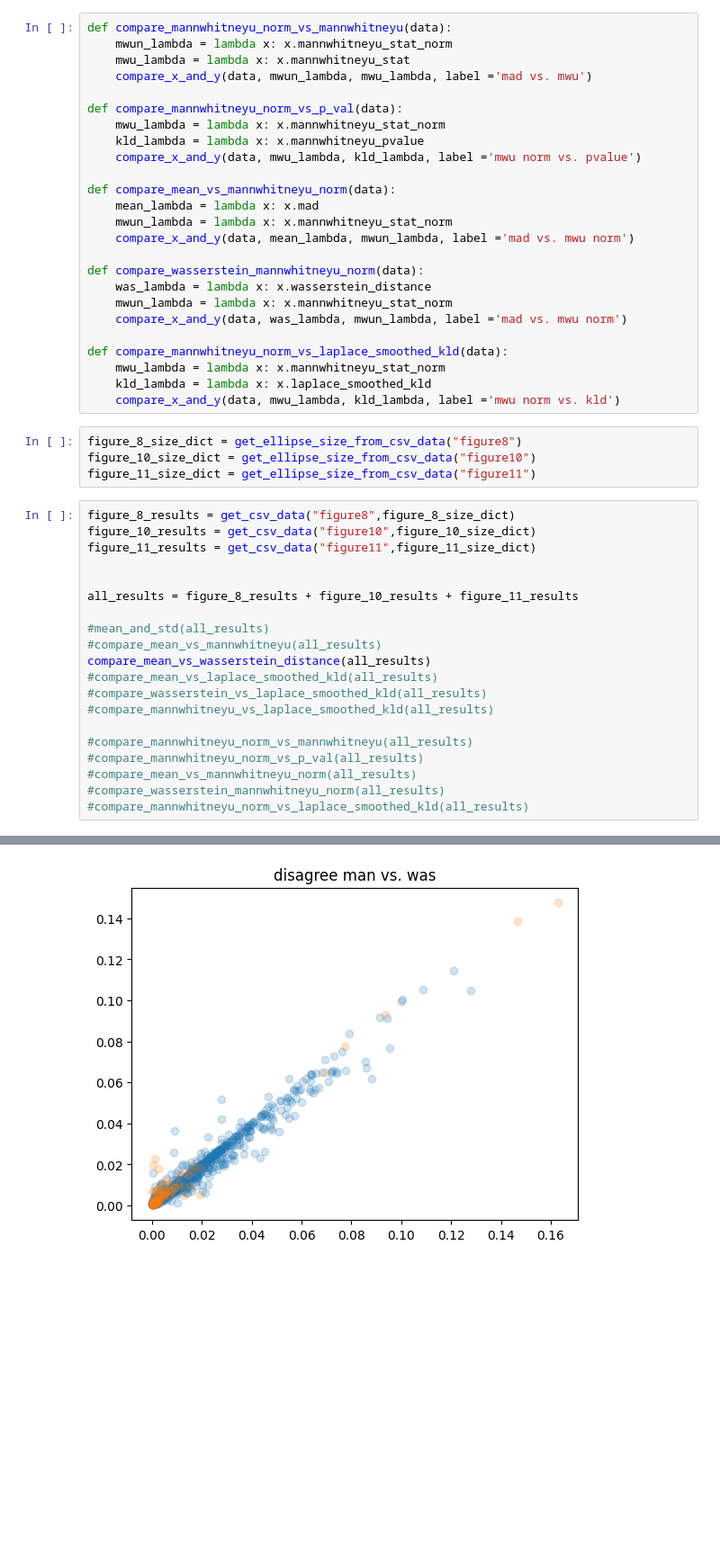
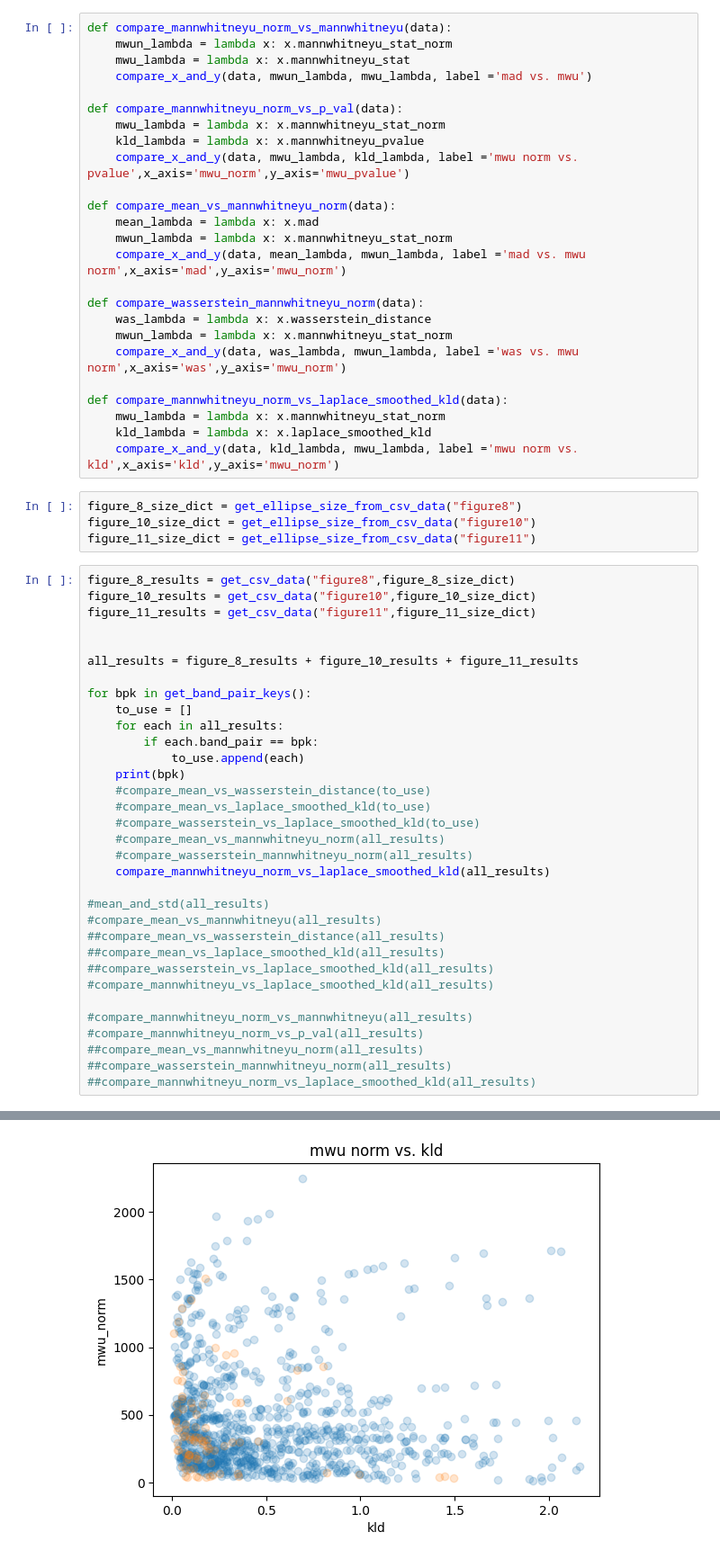
Before and after one commit to cora-schallock/gofher, a Jupyter notebook: examples/paper_2/analyze_stats.ipynb, the cells around one changed output, grey strips where cells are left out. Shown: that part at 90% size. Drawn from its saved outputs; the diff is of its cells as text; blank space fills up the shorter version.

```diff
--- a/examples/paper_2/analyze_stats.ipynb
+++ b/examples/paper_2/analyze_stats.ipynb
@@ -150,22 +152,22 @@ def compare_mannwhitneyu_norm_vs_mannwhitneyu(data):
 def compare_mannwhitneyu_norm_vs_p_val(data):
     mwu_lambda = lambda x: x.mannwhitneyu_stat_norm
     kld_lambda = lambda x: x.mannwhitneyu_pvalue
-    compare_x_and_y(data, mwu_lambda, kld_lambda, label ='mwu norm vs. pvalue')
+    compare_x_and_y(data, mwu_lambda, kld_lambda, label ='mwu norm vs. pvalue',x_axis='mwu_norm',y_axis='mwu_pvalue')
 
 def compare_mean_vs_mannwhitneyu_norm(data):
     mean_lambda = lambda x: x.mad
     mwun_lambda = lambda x: x.mannwhitneyu_stat_norm
-    compare_x_and_y(data, mean_lambda, mwun_lambda, label ='mad vs. mwu norm')
+    compare_x_and_y(data, mean_lambda, mwun_lambda, label ='mad vs. mwu norm',x_axis='mad',y_axis='mwu_norm')
 
 def compare_wasserstein_mannwhitneyu_norm(data):
     was_lambda = lambda x: x.wasserstein_distance
     mwun_lambda = lambda x: x.mannwhitneyu_stat_norm
-    compare_x_and_y(data, was_lambda, mwun_lambda, label ='mad vs. mwu norm')
+    compare_x_and_y(data, was_lambda, mwun_lambda, label ='was vs. mwu norm',x_axis='was',y_axis='mwu_norm')
 
 def compare_mannwhitneyu_norm_vs_laplace_smoothed_kld(data):
     mwu_lambda = lambda x: x.mannwhitneyu_stat_norm
     kld_lambda = lambda x: x.laplace_smoothed_kld
-    compare_x_and_y(data, mwu_lambda, kld_lambda, label ='mwu norm vs. kld')
+    compare_x_and_y(data, kld_lambda, mwu_lambda, label ='mwu norm vs. kld',x_axis='kld',y_axis='mwu_norm')
 # %%
 figure_8_size_dict = get_ellipse_size_from_csv_data("figure8")
 figure_10_size_dict = get_ellipse_size_from_csv_data("figure10")
@@ -178,16 +180,29 @@ figure_11_results = get_csv_data("figure11",figure_11_size_dict)
 
 all_results = figure_8_results + figure_10_results + figure_11_results
 
+for bpk in get_band_pair_keys():
+    to_use = []
+    for each in all_results:
+        if each.band_pair == bpk:
+            to_use.append(each)
+    print(bpk)
+    #compare_mean_vs_wasserstein_distance(to_use)
+    #compare_mean_vs_laplace_smoothed_kld(to_use)
+    #compare_wasserstein_vs_laplace_smoothed_kld(to_use)
+    #compare_mean_vs_mannwhitneyu_norm(all_results)
+    #compare_wasserstein_mannwhitneyu_norm(all_results)
+    compare_mannwhitneyu_norm_vs_laplace_smoothed_kld(all_results)
+
 #mean_and_std(all_results)
 #compare_mean_vs_mannwhitneyu(all_results)
-compare_mean_vs_wasserstein_distance(all_results)
-#compare_mean_vs_laplace_smoothed_kld(all_results)
-#compare_wasserstein_vs_laplace_smoothed_kld(all_results)
+##compare_mean_vs_wasserstein_distance(all_results)
+##compare_mean_vs_laplace_smoothed_kld(all_results)
+##compare_wasserstein_vs_laplace_smoothed_kld(all_results)
 #compare_mannwhitneyu_vs_laplace_smoothed_kld(all_results)
 
 #compare_mannwhitneyu_norm_vs_mannwhitneyu(all_results)
 #compare_mannwhitneyu_norm_vs_p_val(all_results)
-#compare_mean_vs_mannwhitneyu_norm(all_results)
-#compare_wasserstein_mannwhitneyu_norm(all_results)
-#compare_mannwhitneyu_norm_vs_laplace_smoothed_kld(all_results)
+##compare_mean_vs_mannwhitneyu_norm(all_results)
+##compare_wasserstein_mannwhitneyu_norm(all_results)
+##compare_mannwhitneyu_norm_vs_laplace_smoothed_kld(all_results)
 # %% [output]
@@ -196 +212 @@ disagree: 87 mean 0.002454304281509785 std 0.026647659183242904 mean 0.011156163
-[figure, old version]
+[figure, new version]
```
Also changed, not shown: parts of 2 cells of this notebook, 4 other files.
